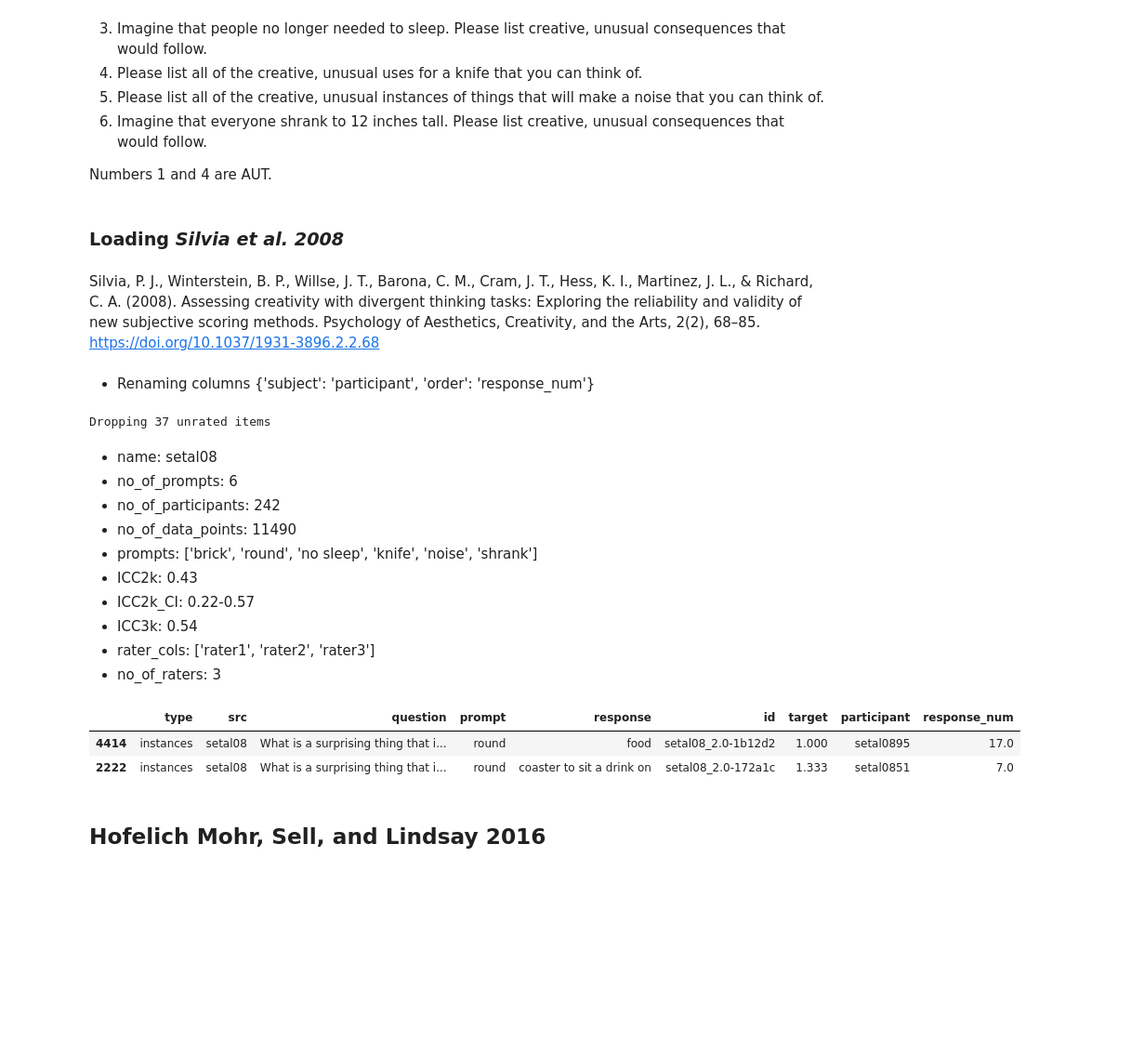
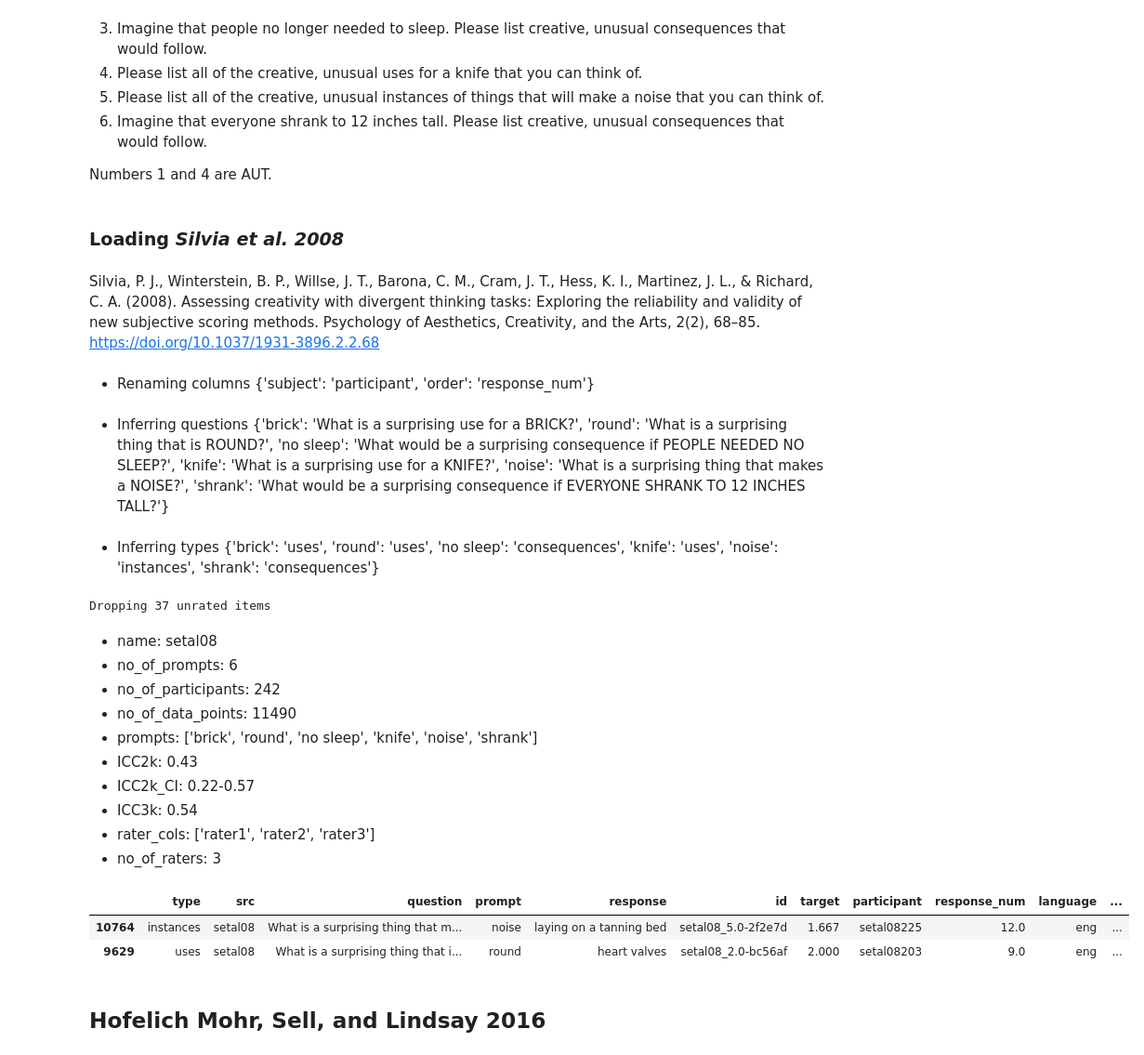
Before and after one commit to massivetexts/ocsai, a Jupyter notebook: notebooks/cleanDatasets.ipynb, the cells around one changed output. Shown: that part at 93% size. Drawn from its saved outputs; the diff is of its cells as text; code cells hidden in the pictures; blank space fills up the shorter version.

Commit message:
Fold more data

```diff
--- a/notebooks/cleanDatasets.ipynb
+++ b/notebooks/cleanDatasets.ipynb
@@ -219,62 +222,64 @@ desc = {
         "prompt": {
             1: "brick",
             2: "round",
             3: "no sleep",
             4: "knife",
             5: "noise",
             6: "shrank"
         },
-        "type": {
-            1: "uses",
-            2: "instances",
-            3: "consequences",
-            4: "uses",
-            5: "instances",
-            6: "consequences"
-        },
-        "question": {
-            1:"What is a surprising use for a BRICK?",
-            2: "What is a surprising thing that is ROUND?",
-            3: "What would be a surprising consequence if PEOPLE NEEDED NO SLEEP?",
-            4: "What is a surprising use for a KNIFE?",
-            5: "What is a surprising thing that makes a NOISE?",
-            6: "What would be a surprising consequence if EVERYONE SHRANK TO 12 INCHES TALL?"
-        }
+    },
+    "question_mappings": {
+        "brick": "What is a surprising use for a BRICK?",
+        "round": "What is a surprising thing that is ROUND?",
+        "no sleep": "What would be a surprising consequence if PEOPLE NEEDED NO SLEEP?",
+        "knife": "What is a surprising use for a KNIFE?",
+        "noise": "What is a surprising thing that makes a NOISE?",
+        "shrank": "What would be a surprising consequence if EVERYONE SHRANK TO 12 INCHES TALL?"
+    },
+    "type_mappings": {
+        "brick": "uses",
+        "round": "uses",
+        "no sleep": "consequences",
+        "knife": "uses",
+        "noise": "instances",
+        "shrank": "consequences"
     },
     "range": [1, 5],
     "language": "eng",
 }
 
 # Download data
 fnames = download_from_description(desc, '../data/raw', extension='zip')
 
 # Some manual cleanup
 df, meta = pyreadstat.read_sav(fnames[0])
 # all three are mapped from task
 for col in ['prompt', 'type', 'question']:
     df[col] = df['task'].astype(int)
 df['subject'] = df['subject'].astype(int)
 # doublecheck - burczak reported ICC2k as 0.48 for uses
 cleaned = prep_general(df, **desc, save_dir='../data/datasets')
 cleaned.sample(2)
 # %% [output]
 ### Loading *Silvia et al. 2008*
 Silvia, P. J., Winterstein, B. P., Willse, J. T., Barona, C. M., Cram, J. T., Hess, K. I., Martinez, J. L., & Richard, C. A. (2008). Assessing creativity with divergent thinking tasks: Exploring the reliability and validity of new subjective scoring methods. Psychology of Aesthetics, Creativity, and the Arts, 2(2), 68–85. https://doi.org/10.1037/1931-3896.2.2.68
 - Renaming columns {'subject': 'participant', 'order': 'response_num'}
+- Inferring questions {'brick': 'What is a surprising use for a BRICK?', 'round': 'What is a surprising thing that is ROUND?', 'no sleep': 'What would be a surprising consequence if PEOPLE NEEDED NO SLEEP?', 'knife': 'What is a surprising use for a KNIFE?', 'noise': 'What is a surprising thing that makes a NOISE?', 'shrank': 'What would be a surprising consequence if EVERYONE SHRANK TO 12 INCHES TALL?'}
+- Inferring types {'brick': 'uses', 'round': 'uses', 'no sleep': 'consequences', 'knife': 'uses', 'noise': 'instances', 'shrank': 'consequences'}
 Dropping 37 unrated items
-- name: setal08
-- no_of_prompts: 6
-- no_of_participants: 242
-- no_of_data_points: 11490
-- prompts: ['brick', 'round', 'no sleep', 'knife', 'noise', 'shrank']
-- ICC2k: 0.43
-- ICC2k_CI: 0.22-0.57
-- ICC3k: 0.54
-- rater_cols: ['rater1', 'rater2', 'rater3']
-- no_of_raters: 3
+- name: setal08
+- no_of_prompts: 6
+- no_of_participants: 242
+- no_of_data_points: 11490
+- prompts: ['brick', 'round', 'no sleep', 'knife', 'noise', 'shrank']
+- ICC2k: 0.43
+- ICC2k_CI: 0.22-0.57
+- ICC3k: 0.54
+- rater_cols: ['rater1', 'rater2', 'rater3']
+- no_of_raters: 3
-|  | type | src | question | prompt | response | id | target | participant | response_num |
-| 4414 | instances | setal08 | What is a surprising thing that i... | round | food | setal08_2.0-1b12d2 | 1.000 | setal0895 | 17.0 |
-| 2222 | instances | setal08 | What is a surprising thing that i... | round | coaster to sit a drink on | setal08_2.0-172a1c | 1.333 | setal0851 | 7.0 |
+|  | type | src | question | prompt | response | id | target | participant | response_num | language | ... |
+| 10764 | instances | setal08 | What is a surprising thing that m... | noise | laying on a tanning bed | setal08_5.0-2f2e7d | 1.667 | setal08225 | 12.0 | eng | ... |
+| 9629 | uses | setal08 | What is a surprising thing that i... | round | heart valves | setal08_2.0-bc56af | 2.000 | setal08203 | 9.0 | eng | ... |
 # %% [markdown]
 ## Hofelich Mohr, Sell, and Lindsay 2016
 # %%
```
Also changed, not shown: parts of 21 cells of this notebook.
